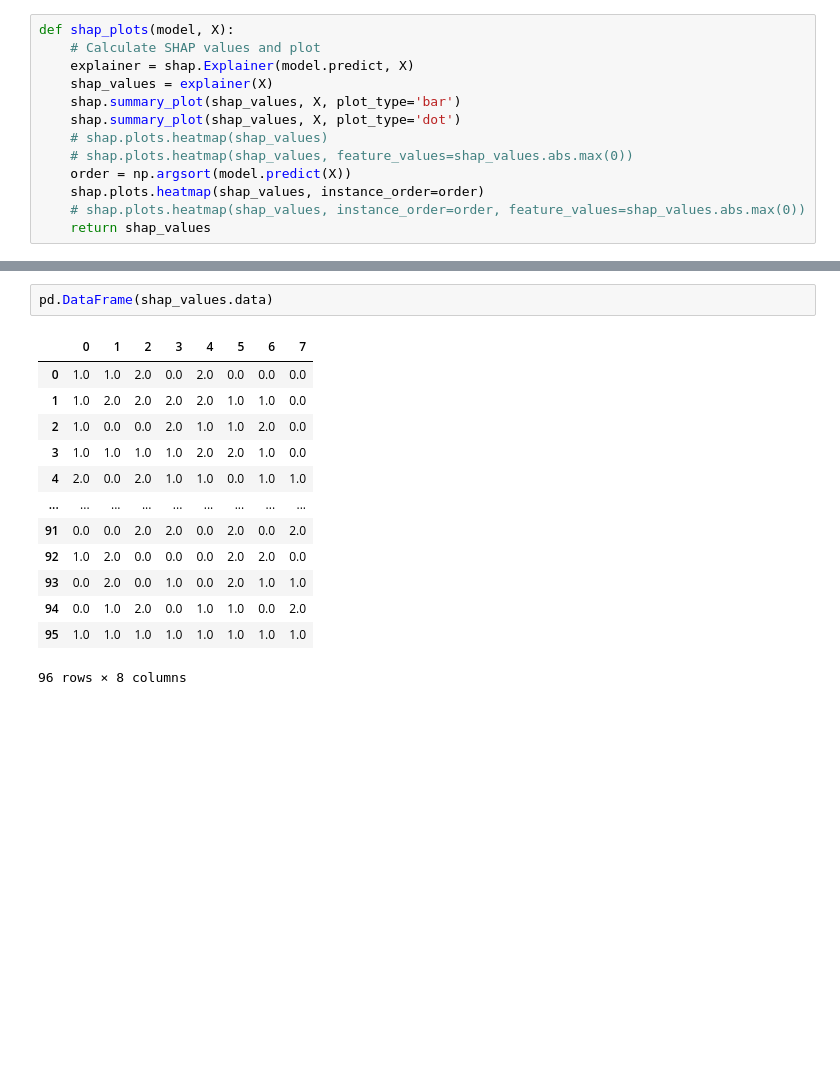
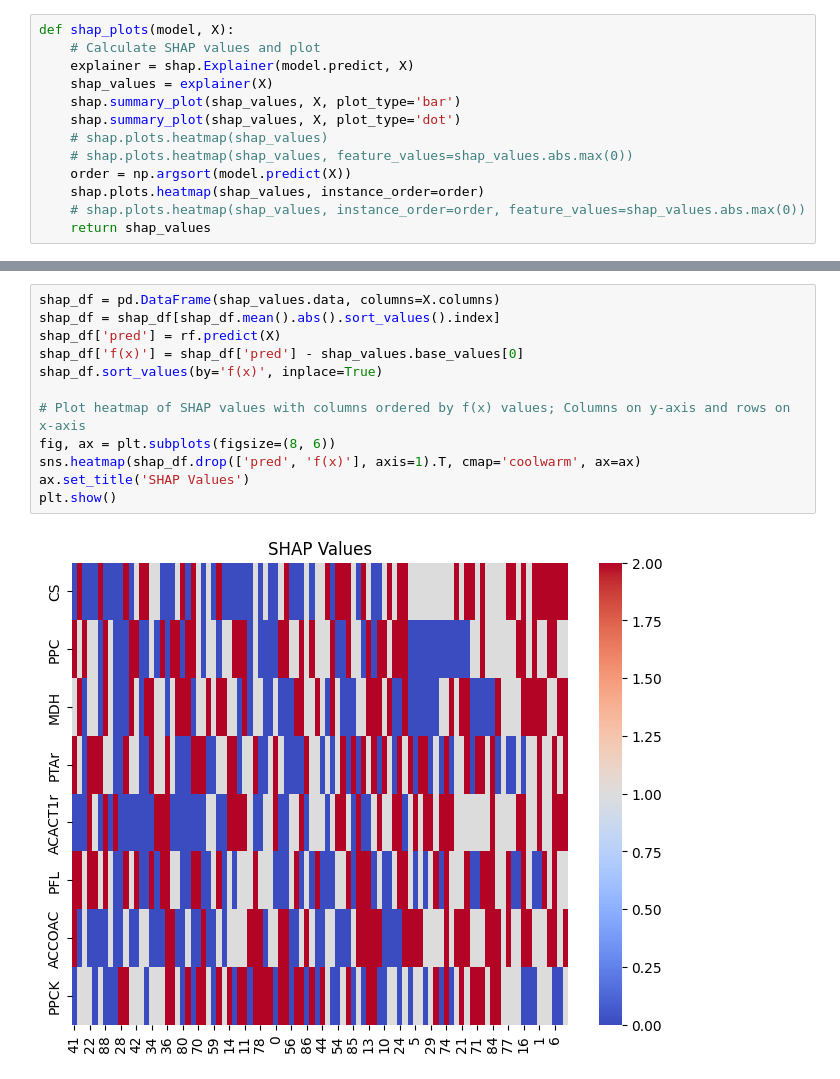
Before and after one commit to costasmexis/straindesignXAI, a Jupyter notebook: notebooks/Notebook B.ipynb, the cells around one changed output, grey strips where cells are left out. Saved outputs shown, nothing was run; the diff lists cells and outputs as text; blank space fills up the shorter version.

```diff
--- a/notebooks/Notebook B.ipynb
+++ b/notebooks/Notebook B.ipynb
@@ -87,17 +88,15 @@ shap_values = shap_plots(rf, X)
 [figure]
-# %%
-pd.DataFrame(shap_values.data)
-# %% [output]
-|  | 0 | 1 | 2 | 3 | 4 | 5 | 6 | 7 |
-| 0 | 1.0 | 1.0 | 2.0 | 0.0 | 2.0 | 0.0 | 0.0 | 0.0 |
-| 1 | 1.0 | 2.0 | 2.0 | 2.0 | 2.0 | 1.0 | 1.0 | 0.0 |
-| 2 | 1.0 | 0.0 | 0.0 | 2.0 | 1.0 | 1.0 | 2.0 | 0.0 |
-| 3 | 1.0 | 1.0 | 1.0 | 1.0 | 2.0 | 2.0 | 1.0 | 0.0 |
-| 4 | 2.0 | 0.0 | 2.0 | 1.0 | 1.0 | 0.0 | 1.0 | 1.0 |
-| ... | ... | ... | ... | ... | ... | ... | ... | ... |
-| 91 | 0.0 | 0.0 | 2.0 | 2.0 | 0.0 | 2.0 | 0.0 | 2.0 |
-| 92 | 1.0 | 2.0 | 0.0 | 0.0 | 0.0 | 2.0 | 2.0 | 0.0 |
-| 93 | 0.0 | 2.0 | 0.0 | 1.0 | 0.0 | 2.0 | 1.0 | 1.0 |
-| 94 | 0.0 | 1.0 | 2.0 | 0.0 | 1.0 | 1.0 | 0.0 | 2.0 |
-| 95 | 1.0 | 1.0 | 1.0 | 1.0 | 1.0 | 1.0 | 1.0 | 1.0 |
-96 rows × 8 columns
+# %%
+shap_df = pd.DataFrame(shap_values.data, columns=X.columns)
+shap_df = shap_df[shap_df.mean().abs().sort_values().index]
+shap_df['pred'] = rf.predict(X)
+shap_df['f(x)'] = shap_df['pred'] - shap_values.base_values[0]
+shap_df.sort_values(by='f(x)', inplace=True)
+
+# Plot heatmap of SHAP values with columns ordered by f(x) values; Columns on y-axis and rows on x-axis
+fig, ax = plt.subplots(figsize=(8, 6))
+sns.heatmap(shap_df.drop(['pred', 'f(x)'], axis=1).T, cmap='coolwarm', ax=ax)
+ax.set_title('SHAP Values')
+plt.show()
+# %% [output]
+[figure, added]
```
Also changed, not shown: parts of 3 cells of this notebook.
